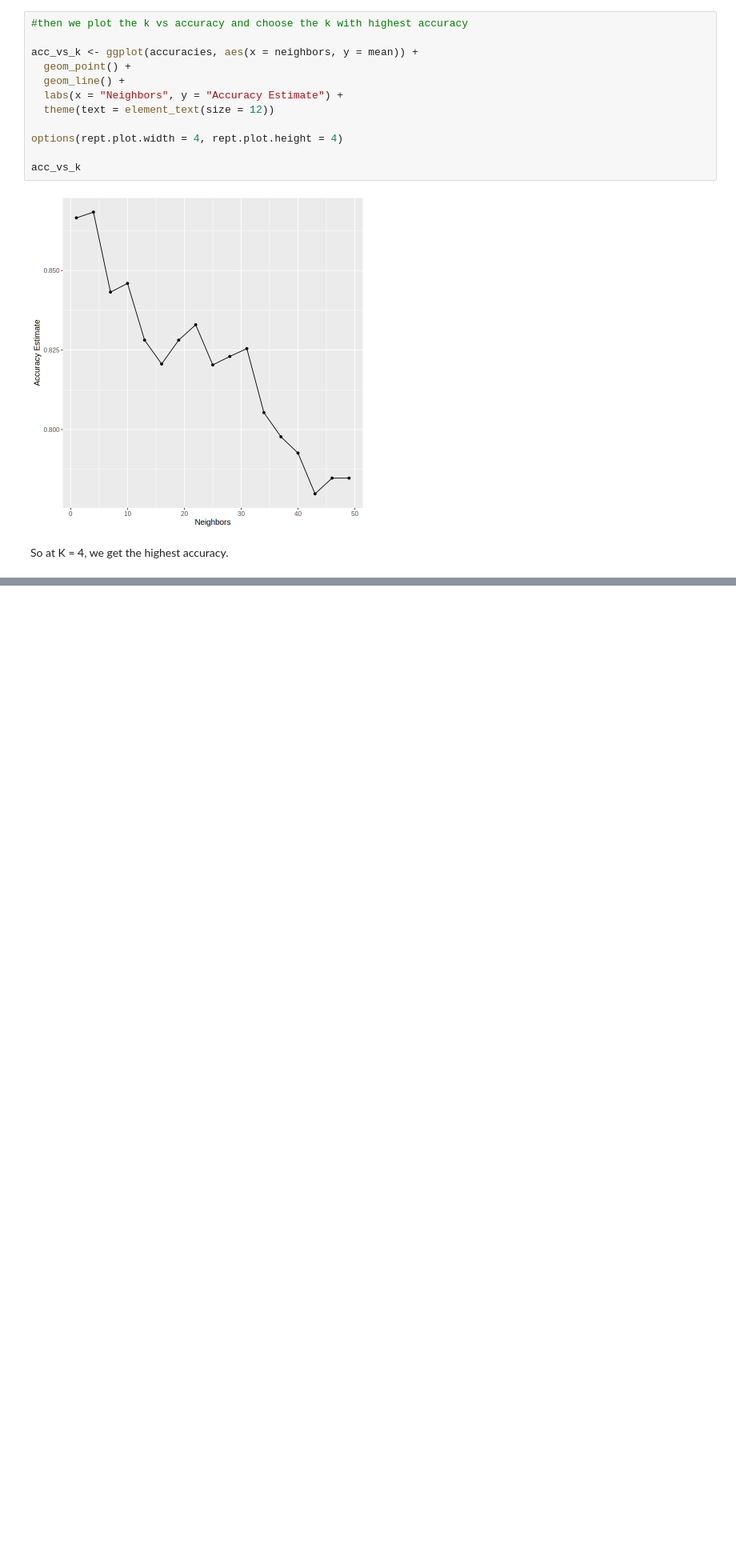
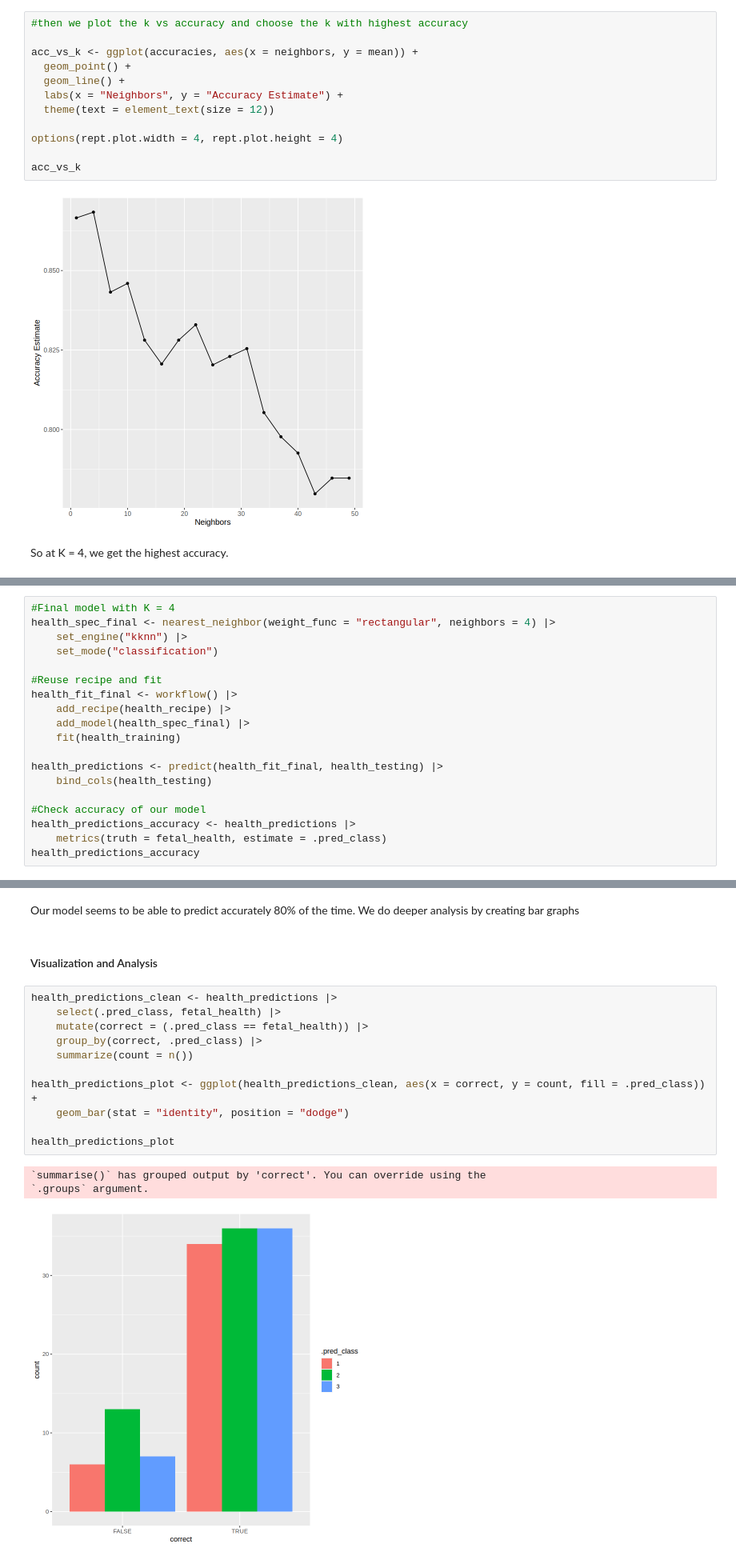
Before and after one commit to wonha0620/dsci_100_proj, a Jupyter notebook: Group Project.ipynb, the cells around one changed output, grey strips where cells are left out. Shown at 80% size. Saved outputs shown, nothing was run; the diff lists cells and outputs as text; blank space fills up the shorter version.

Commit message:
Major edits and predictions complete

```diff
--- a/Group Project.ipynb
+++ b/Group Project.ipynb
@@ -290,0 +213,19 @@ So at K = 4, we get the highest accuracy.
+# %%
+#Final model with K = 4
+health_spec_final <- nearest_neighbor(weight_func = "rectangular", neighbors = 4) |>
+    set_engine("kknn") |>
+    set_mode("classification")
+
+#Reuse recipe and fit
+health_fit_final <- workflow() |>
+    add_recipe(health_recipe) |>
+    add_model(health_spec_final) |>
+    fit(health_training)
+
+health_predictions <- predict(health_fit_final, health_testing) |>
+    bind_cols(health_testing)
+
+#Check accuracy of our model
+health_predictions_accuracy <- health_predictions |>
+    metrics(truth = fetal_health, estimate = .pred_class)
+health_predictions_accuracy
@@ -290,0 +238,19 @@ So at K = 4, we get the highest accuracy.
+# %% [markdown]
+Our model seems to be able to predict accurately 80% of the time. We do deeper analysis by creating bar graphs
+# %% [markdown]
+#### Visualization and Analysis
+# %%
+health_predictions_clean <- health_predictions |>
+    select(.pred_class, fetal_health) |>
+    mutate(correct = (.pred_class == fetal_health)) |>
+    group_by(correct, .pred_class) |>
+    summarize(count = n())
+
+health_predictions_plot <- ggplot(health_predictions_clean, aes(x = correct, y = count, fill = .pred_class)) +
+    geom_bar(stat = "identity", position = "dodge")
+
+health_predictions_plot
+# %% [output]
+`summarise()` has grouped output by 'correct'. You can override using the
+`.groups` argument.
+[figure, added]
```
Also changed, not shown: parts of 12 cells of this notebook.
